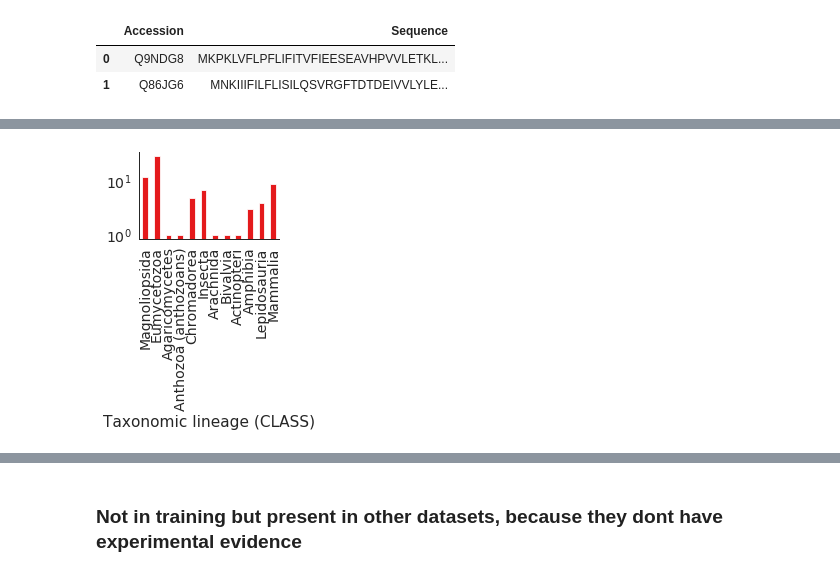
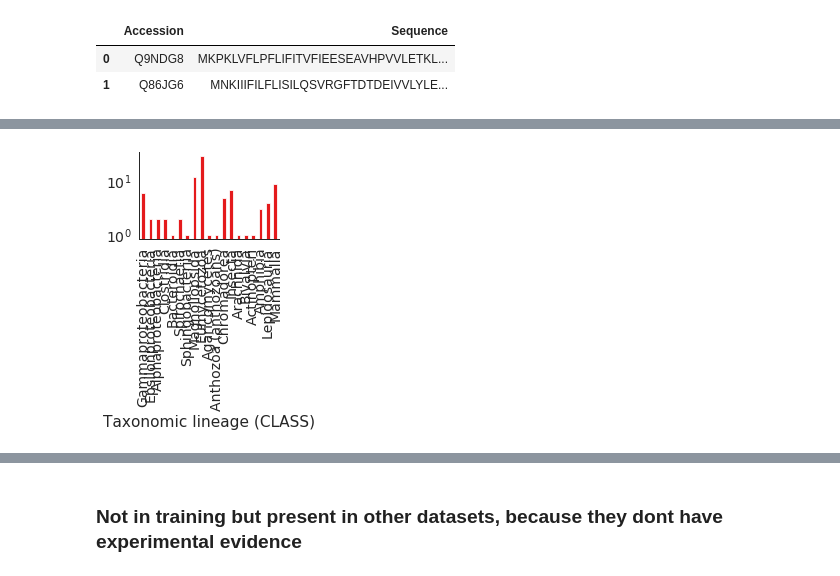
Before and after one commit to Gardner-BinfLab/Razor_paper_2021, a Jupyter notebook: UniProt_Scan/Toxin_detection_after_scoring.ipynb, the cells around one changed output, grey strips where cells are left out. Drawn from its saved outputs; the diff is of its cells as text; code cells hidden in the pictures.

Commit message:
new testing data

```diff
--- a/UniProt_Scan/Toxin_detection_after_scoring.ipynb
+++ b/UniProt_Scan/Toxin_detection_after_scoring.ipynb
@@ -56,4 +61,5 @@ probable_sp.to_pickle('all_toxins_predicted.pkl.gz')
 # %% [markdown]
 ### Uniprot ID mapping
 # %%
-df_uniprot = pd.read_csv('uniprot-yourlist M20201114A94466D2655679D1FD8953E075198DA811DD20E.tab.gz', sep='\t')
+df_uniprot = pd.read_csv('uniprot-yourlist M20210221A94466D2655679D1FD8953E075198DA804A364Y.tab.gz', sep='\t')
+df_uniprot.columns
@@ -86,3 +89,0 @@ seq_df.head()
-# %%
-df_uniprot = df_uniprot.merge(seq_df, on='Entry')
-df_uniprot.shape
@@ -109,6 +119,8 @@ archaea.shape
 # %%
-filtered_ = df_uniprot[df_uniprot.Entry.apply(lambda x: x not in \
-                                              list(set(bacteria.Entry.values))
-                                              + list(set( archaea.Entry.values)))].copy()
+# filtered_ = df_uniprot[df_uniprot.Entry.apply(lambda x: x not in \
+#                                               list(set(bacteria.Entry.values))
+#                                               + list(set( archaea.Entry.values)))].copy()
+
+filtered_ = df_uniprot[df_uniprot.Entry.apply(lambda x: x not in list(set( archaea.Entry.values)))].copy()
 filtered_.shape
 # %% [output]
@@ -295,30 +417,20 @@ plt.show()
 # %%
+piechart = pd.DataFrame(plot_df['Taxonomic lineage (CLASS)'].value_counts())
+piechart = piechart.reset_index()
+piechart.columns = ['Taxonomic lineage (CLASS)', 'Number']
+
 sns.set_style("white")
 sns.set_context("paper", font_scale=1.6)
 sns.set_palette("Set1")
 
-
-sort_cols = [#'N/A',
-    'Magnoliopsida',
-    'Eumycetozoa',
-    'Agaricomycetes',
-    'Anthozoa (anthozoans)',
-    'Chromadorea',
-    'Insecta',
-    'Arachnida',
-    'Bivalvia',
-    'Actinopteri',
-    'Amphibia',
-    'Lepidosauria',
-    'Mammalia']
 
 
 ax = piechart.set_index('Taxonomic lineage (CLASS)').transpose().sort_values(by=sort_cols)[sort_cols].transpose().plot(kind='bar',\
                              legend=None, figsize=(2.5, 1.6))
 
 # plt.xticks([])
 ax.set_yscale('log')
 sns.despine()
-# plt.savefig('../figs/toxins_organisms_predictions_uniprot_bar.pdf',  bbox_inches='tight', pad_inches=0)
+plt.savefig('../figs/toxins_protein_families_predictions_uniprot_organisms_bar.pdf',  bbox_inches='tight', pad_inches=0)
 # %% [output]
-[figure, old version]
+[figure, new version]
```
Also changed, not shown: parts of 58 cells of this notebook, 38 other files.
